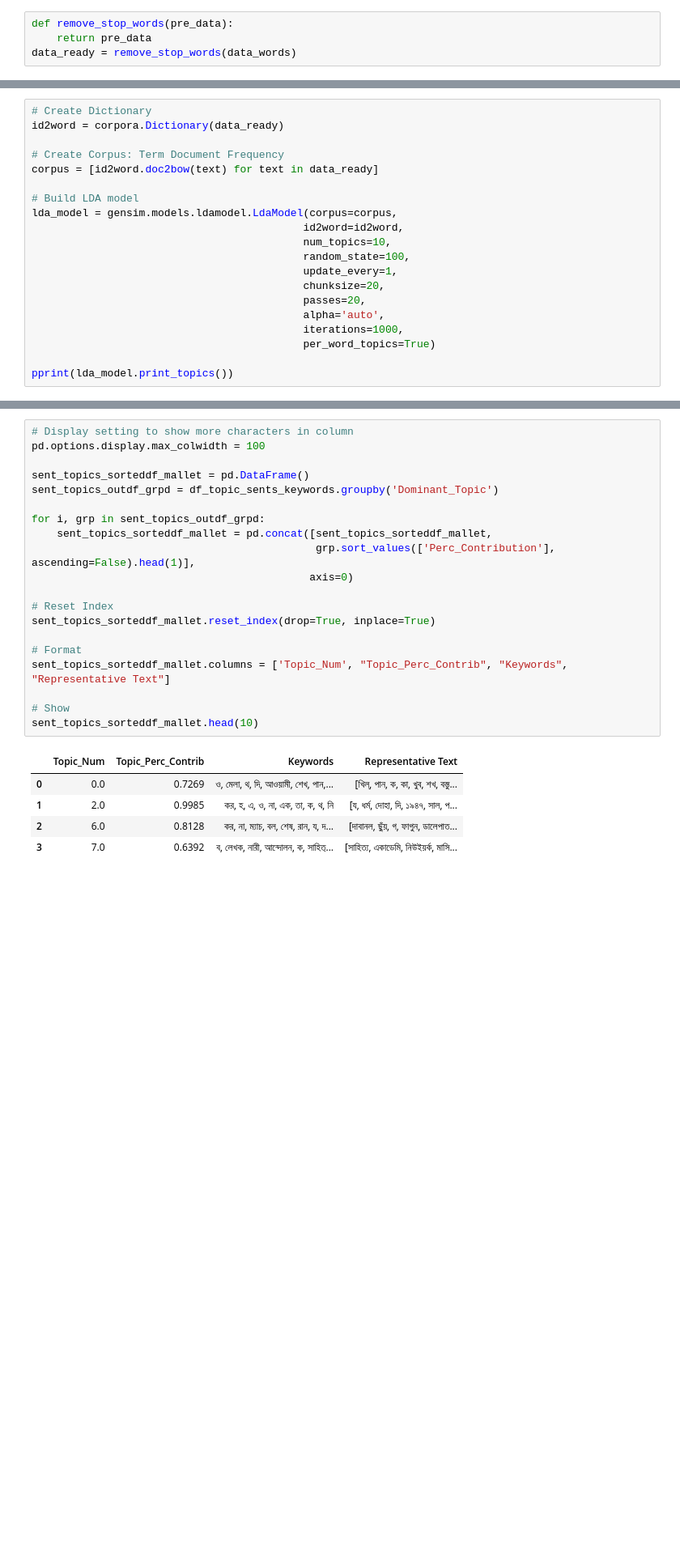
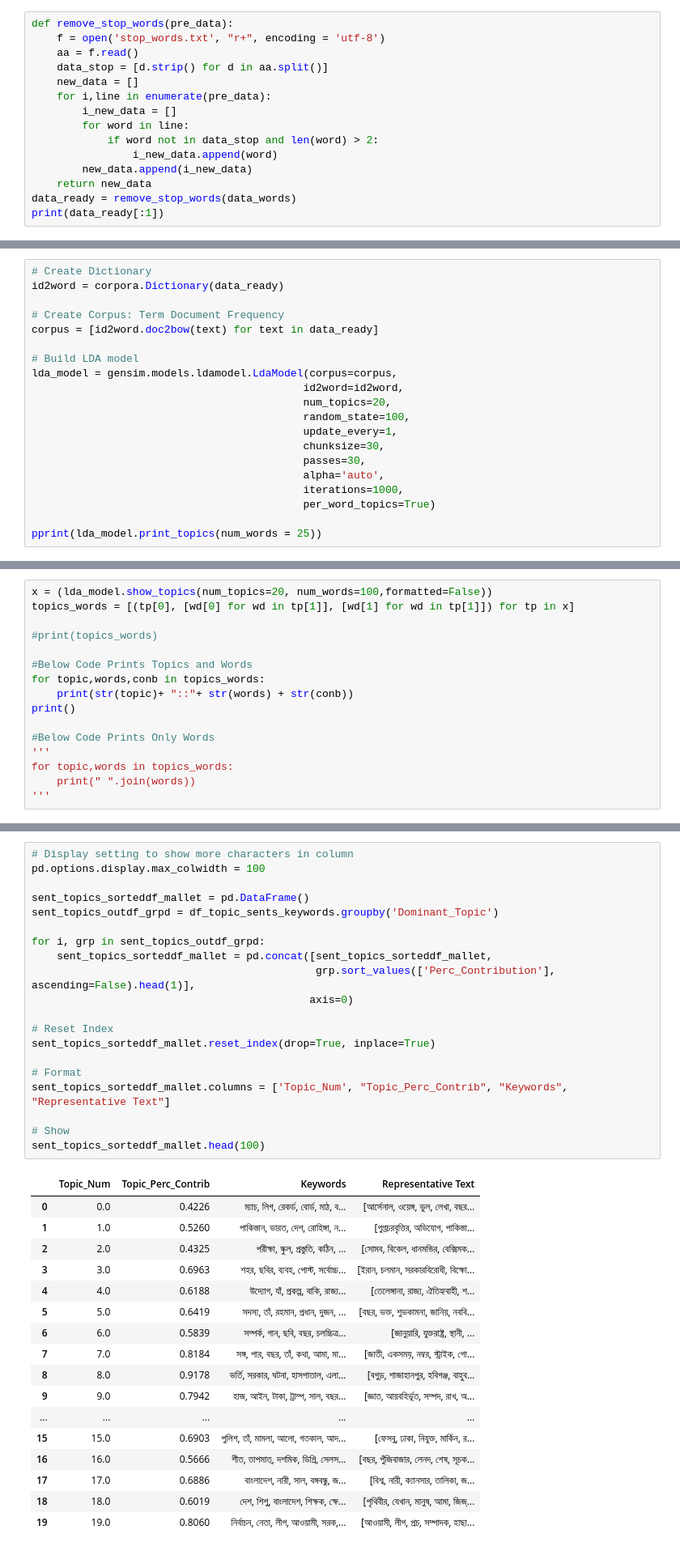
Before and after one commit to aljubaer/Topic-Modeling-in-Bengali, a Jupyter notebook: code/lda-visualizer.ipynb, the cells around one changed output, grey strips where cells are left out. Shown at 81% size. Drawn from its saved outputs; the diff is of its cells as text; blank space fills up the shorter version.

```diff
--- a/code/lda-visualizer.ipynb
+++ b/code/lda-visualizer.ipynb
@@ -89,7 +114,18 @@ trigram_mod = gensim.models.phrases.Phraser(trigram)
 print(trigram_mod[bigram_mod[data_words[0]]])
 # %% [output]
 ['আমেরিক', 'মধ্য', 'পশ্চিমাঞ্চল', 'অবাক', 'কর', 'দেওয়', 'ম', 'শীত', 'পড়', 'এ', 'স্বাভাবিক', 'জীবনযাত্', 'প্রা', 'অচল', 'হ', 'পড়', 'বহু', 'অঞ্চল', 'সরকারি', 'অফ', 'স্কুল', 'কলেজসহ', 'বিভিন্ন', 'প্রতিষ্ ...
-# %%
-def remove_stop_words(pre_data):
-    return pre_data
-data_ready = remove_stop_words(data_words)
+# %%
+def remove_stop_words(pre_data):
+    f = open('stop_words.txt', "r+", encoding = 'utf-8')
+    aa = f.read()
+    data_stop = [d.strip() for d in aa.split()]
+    new_data = []
+    for i,line in enumerate(pre_data):
+        i_new_data = []
+        for word in line:
+            if word not in data_stop and len(word) > 2:
+                i_new_data.append(word)
+        new_data.append(i_new_data)
+    return new_data
+data_ready = remove_stop_words(data_words)
+print(data_ready[:1])
@@ -103,15 +141,15 @@ corpus = [id2word.doc2bow(text) for text in data_ready]
 # Build LDA model
 lda_model = gensim.models.ldamodel.LdaModel(corpus=corpus,
                                            id2word=id2word,
-                                           num_topics=10,
+                                           num_topics=20,
                                            random_state=100,
                                            update_every=1,
-                                           chunksize=20,
-                                           passes=20,
+                                           chunksize=30,
+                                           passes=30,
                                            alpha='auto',
                                            iterations=1000,
                                            per_word_topics=True)
 
-pprint(lda_model.print_topics())
+pprint(lda_model.print_topics(num_words = 25))
 # %% [output]
 [(0,
@@ -133,0 +176,16 @@ pprint(lda_model.print_topics())
+# %%
+x = (lda_model.show_topics(num_topics=20, num_words=100,formatted=False))
+topics_words = [(tp[0], [wd[0] for wd in tp[1]], [wd[1] for wd in tp[1]]) for tp in x]
+
+#print(topics_words)
+
+#Below Code Prints Topics and Words
+for topic,words,conb in topics_words:
+    print(str(topic)+ "::"+ str(words) + str(conb))
+print()
+
+#Below Code Prints Only Words
+'''
+for topic,words in topics_words:
+    print(" ".join(words))
+'''
@@ -178,26 +260,38 @@ df_dominant_topic.head(10)
 # %%
 # Display setting to show more characters in column
 pd.options.display.max_colwidth = 100
 
 sent_topics_sorteddf_mallet = pd.DataFrame()
 sent_topics_outdf_grpd = df_topic_sents_keywords.groupby('Dominant_Topic')
 
 for i, grp in sent_topics_outdf_grpd:
     sent_topics_sorteddf_mallet = pd.concat([sent_topics_sorteddf_mallet,
                                              grp.sort_values(['Perc_Contribution'], ascending=False).head(1)],
                                             axis=0)
 
 # Reset Index
 sent_topics_sorteddf_mallet.reset_index(drop=True, inplace=True)
 
 # Format
 sent_topics_sorteddf_mallet.columns = ['Topic_Num', "Topic_Perc_Contrib", "Keywords", "Representative Text"]
 
 # Show
-sent_topics_sorteddf_mallet.head(10)
+sent_topics_sorteddf_mallet.head(100)
 # %% [output]
 |  | Topic_Num | Topic_Perc_Contrib | Keywords | Representative Text |
-| 0 | 0.0 | 0.7269 | ও, মেলা, থ, দি, আওয়ামী, শেখ, পান,... | [খিল্, পান, ক, কা, খুব, শখ, বস্তু... |
-| 1 | 2.0 | 0.9985 | কর, হ, এ, ও, না, এক, তা, ক, থ, নি | [য, ধর্ম, দোহা, দি, ১৯৪৭, সাল, প... |
-| 2 | 6.0 | 0.8128 | কর, না, ম্যাচ, বল, শেষ, রান, য, দ... | [দাবানল, ছুঁয়, গ, ফাগুন, ডালেপাত... |
-| 3 | 7.0 | 0.6392 | ব, লেখক, নারী, আন্দোলন, ক, সাহিত্... | [সাহিত্য, একাডেমি, নিউইয়র্ক, মাসি... |
+| 0 | 0.0 | 0.4226 | ম্যাচ, লিগ, রেকর্ড, বোর্ড, মাঠ, ব... | [আর্সেনাল, ওয়েঙ্গ, ভুল, লেখা, বছর... |
+| 1 | 1.0 | 0.5260 | পাকিস্তান, ভারত, দেশ, রোহিঙ্গা, ন... | [গুপ্তচরবৃত্তির, অভিযোগ, পাকিস্তা... |
+| 2 | 2.0 | 0.4325 | পরীক্ষা, স্কুল, প্রস্তুতি, কঠিন, ... | [সোমব, বিকেল, ধানমন্ডির, বেক্সিমক... |
+| 3 | 3.0 | 0.6963 | শহর, ছবির, ব্যবহ, পোস্ট, সর্বোচ্চ... | [ইরান, চলমান, সরকারবিরোধী, বিক্ষো... |
+| 4 | 4.0 | 0.6188 | উদ্যোগ, যাঁ, প্রকল্প, বাকি, রাজ্য... | [তেলেঙ্গানা, রাজ্য, ঐতিহ্যবাহী, শ... |
+| 5 | 5.0 | 0.6419 | সদস্য, তাঁ, রহমান, প্রধান, দুজন, ... | [বছর, ভক্ত, শুভকামনা, জানিয়, নববি... |
+| 6 | 6.0 | 0.5839 | সম্পর্ক, গান, ছবি, বছর, চলচ্চিত্র... | [জানুয়ারি, যুক্তরাষ্ট্র, স্থানী, ... |
+| 7 | 7.0 | 0.8184 | সঙ্গ, পার, বছর, তাঁ, কথা, আমা, মা... | [জাতী, একসময়, নম্বর, স্ট্রাইক, গো... |
+| 8 | 8.0 | 0.9178 | ভর্তি, সরকার, ঘটনা, হাসপাতাল, এলা... | [বগুড়, শাজাহানপুর, হবিগঞ্জ, বাহুব... |
+| 9 | 9.0 | 0.7942 | হাজ, আইন, টাকা, ট্রাম্প, সাল, বছর... | [জ্ঞাত, আয়বহির্ভূত, সম্পদ, রাখ, অ... |
+| ... | ... | ... | ... | ... |
+| 15 | 15.0 | 0.6903 | পুলিশ, তাঁ, মামলা, আলো, গতকাল, আদ... | [ফেসবু, ঢাকা, নিযুক্ত, মার্কিন, র... |
+| 16 | 16.0 | 0.5666 | শীত, তাপমাত্, দশমিক, ডিগ্রি, সেলস... | [বছর, পুঁজিবাজার, লেনদ, শেষ, সূচক... |
+| 17 | 17.0 | 0.6886 | বাংলাদেশ, নারী, সাল, বঙ্গবন্ধু, জ... | [বিশ্ব, নারী, ক্যানসার, তালিকা, জ... |
+| 18 | 18.0 | 0.6019 | দেশ, শিশু, বাংলাদেশ, শিক্ষক, ক্ষে... | [পৃথিবীর, যেখান, মানুষ, আমা, জিজ্... |
+| 19 | 19.0 | 0.8060 | নির্বাচন, নেতা, লীগ, আওয়ামী, সরক,... | [আওয়ামী, লীগ, প্রচ, সম্পাদক, হাছা... |
```
Also changed, not shown: parts of 16 cells of this notebook, 3 other files.
